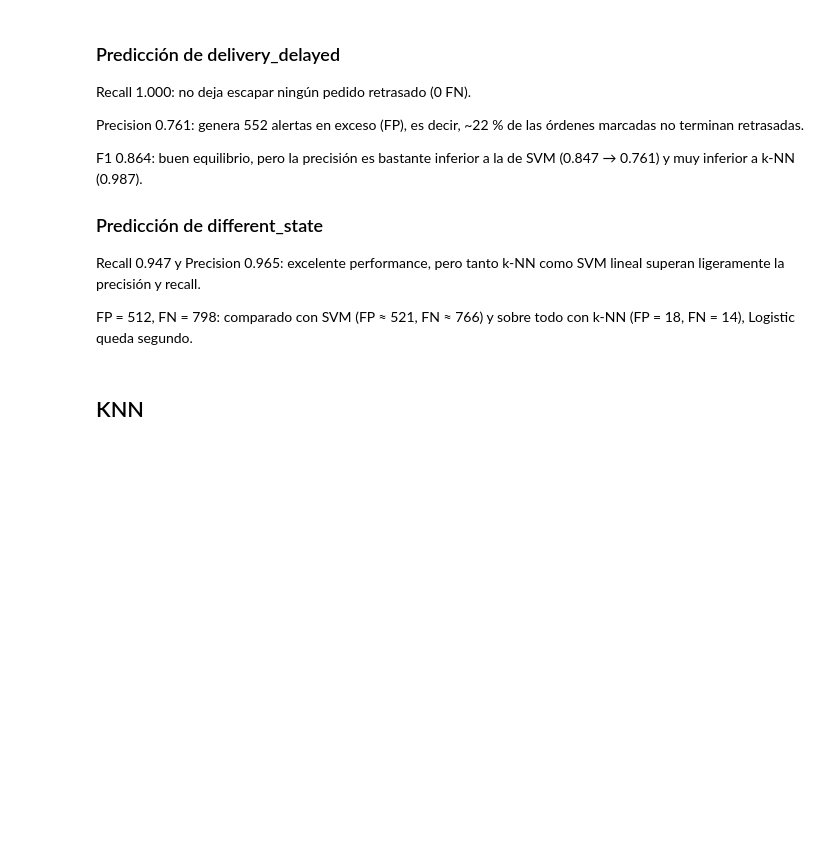
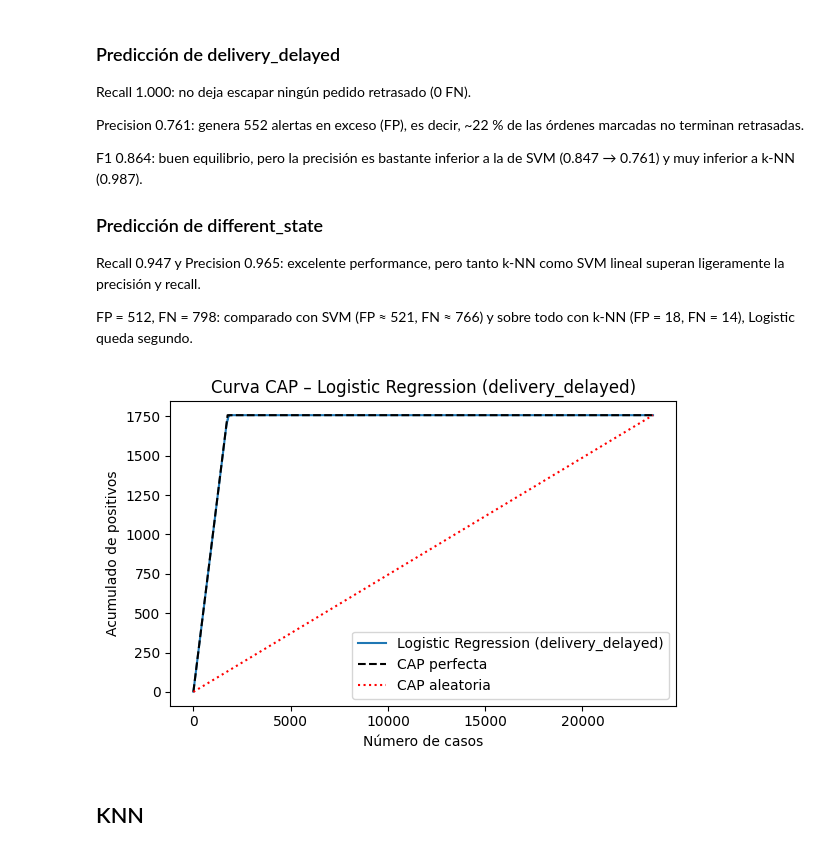
Before and after one commit to JoaquinCampos22155/proyecto3_Mineria, a Jupyter notebook: ModelosRegresion.ipynb, the cells around one changed output. Saved outputs shown, nothing was run; the diff lists cells and outputs as text; code cells hidden in the pictures; blank space fills up the shorter version.

Commit message:
feat: CAP graphs

```diff
--- a/ModelosRegresion.ipynb
+++ b/ModelosRegresion.ipynb
@@ -957,6 +957,47 @@ F1 0.864: buen equilibrio, pero la precisión es bastante inferior a la de SVM (
 Recall 0.947 y Precision 0.965: excelente performance, pero tanto k-NN como SVM lineal superan ligeramente la precisión y recall.
 
 FP = 512, FN = 798: comparado con SVM (FP ≈ 521, FN ≈ 766) y sobre todo con k-NN (FP = 18, FN = 14), Logistic queda segundo.
+# %%
+def plot_cap_curve(y_true, y_scores, model_name):
+    total     = len(y_true)
+    positives = np.sum(y_true)
+    order     = np.argsort(y_scores)[::-1]
+    cum_pos   = np.cumsum(y_true.values[order])
+    x = np.arange(1, total+1)
+
+    plt.figure(figsize=(6,4))
+    plt.plot(x, cum_pos,      label=model_name)
+    plt.plot([0, positives, total], [0, positives, positives],
+             'k--', label='CAP perfecta')
+    plt.plot([0, total], [0, positives],
+             'r:', label='CAP aleatoria')
+    plt.xlabel('Número de casos')
+    plt.ylabel('Acumulado de positivos')
+    plt.title(f'Curva CAP – {model_name}')
+    plt.legend(loc='lower right')
+    plt.tight_layout()
+    plt.show()
+# %%
+from sklearn.model_selection import train_test_split
+import joblib
+
+# 1. Prepara datos
+df_filled = df.fillna(df.mean(numeric_only=True))
+X = df_filled.drop(columns=['delivery_delayed'])
+y = df_filled['delivery_delayed']
+Xtr, Xte, ytr, yte = train_test_split(
+    X, y, test_size=0.25, stratify=y, random_state=42)
+
+# 2. Carga modelo
+model = joblib.load('logreg_best_delivery_delayed.joblib')
+
+# 3. Obtén probabilidades
+y_scores = model.predict_proba(Xte)[:, 1]
+
+# 4. Dibuja CAP
+plot_cap_curve(yte, y_scores, 'Logistic Regression (delivery_delayed)')
+# %% [output]
+[figure, added]
 # %% [markdown]
 ## KNN
 # %%
```
Also changed, not shown: parts of 7 cells of this notebook.
